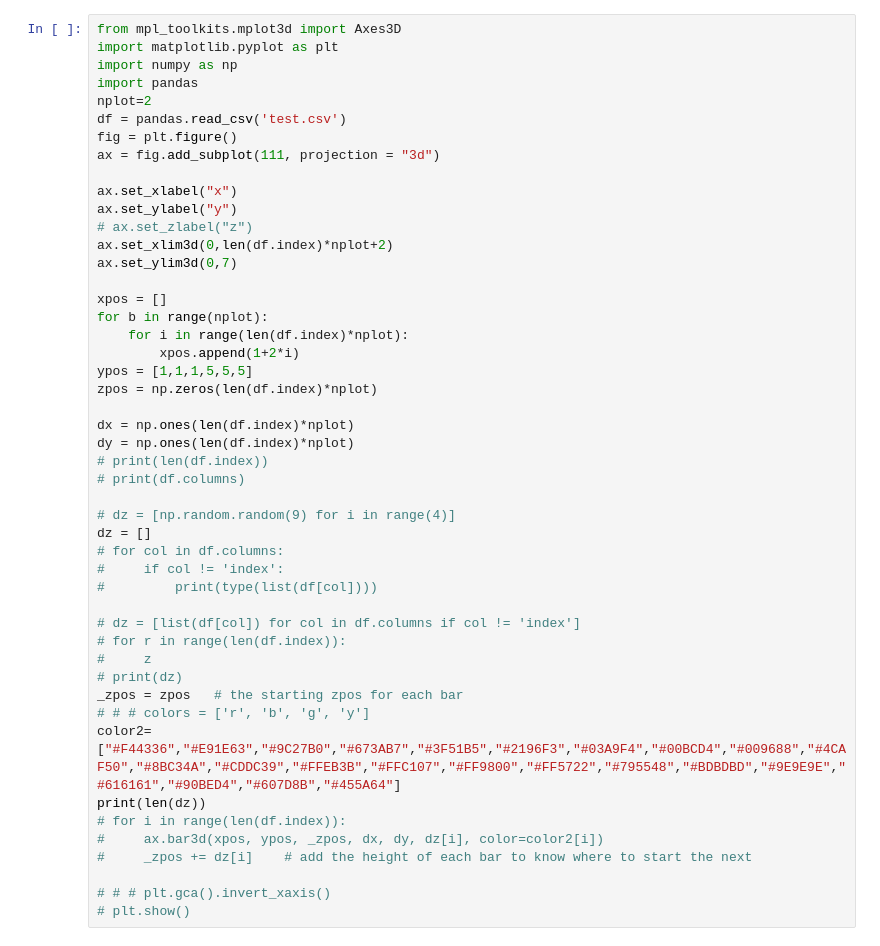
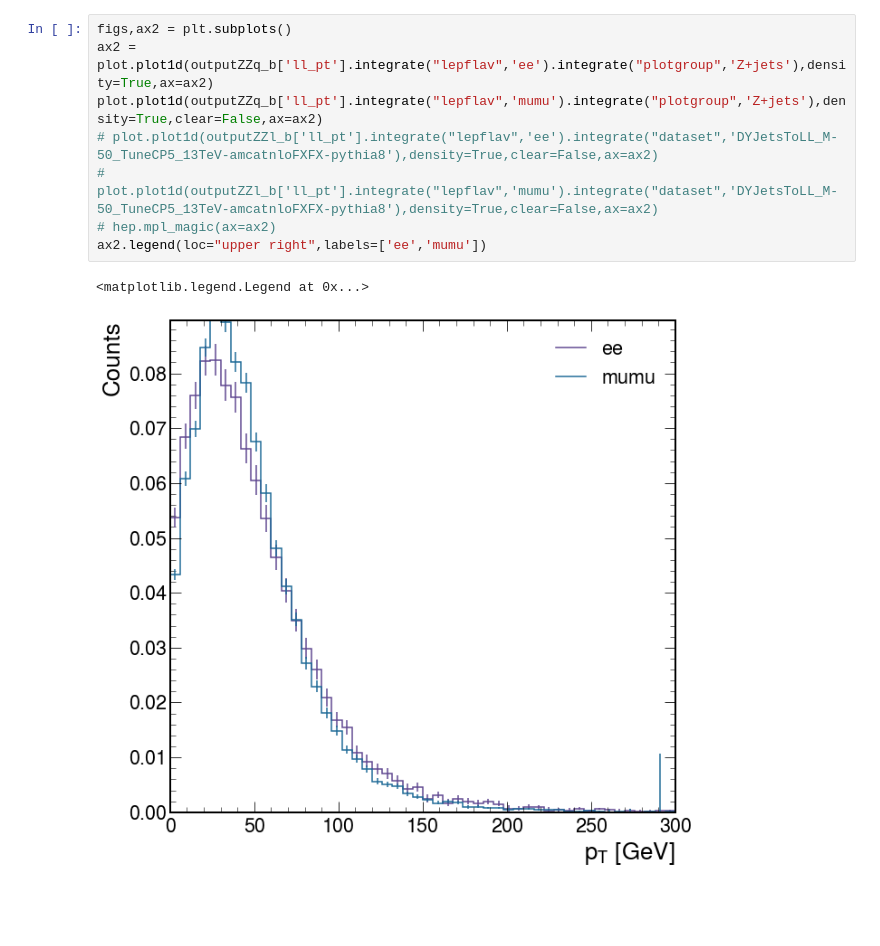
Before and after one commit to Ming-Yan/Hpluscharm, a Jupyter notebook: Hpluscharm_processor/plotting.ipynb, the cells around one changed output. Drawn from its saved outputs; the diff is of its cells as text; blank space fills up the shorter version.

```diff
--- a/Hpluscharm_processor/plotting.ipynb
+++ b/Hpluscharm_processor/plotting.ipynb
@@ -242,48 +252,11 @@ for var in ['lep1_eta']:#outputZZq_b.keys():
-# %%
-from mpl_toolkits.mplot3d import Axes3D
-import matplotlib.pyplot as plt
-import numpy as np
-import pandas
-nplot=2
-df = pandas.read_csv('test.csv')
-fig = plt.figure()
-ax = fig.add_subplot(111, projection = "3d")
-
-ax.set_xlabel("x")
-ax.set_ylabel("y")
-# ax.set_zlabel("z")
-ax.set_xlim3d(0,len(df.index)*nplot+2)
-ax.set_ylim3d(0,7)
-
-xpos = []
-for b in range(nplot):
-    for i in range(len(df.index)*nplot):
-        xpos.append(1+2*i)
-ypos = [1,1,1,5,5,5]
-zpos = np.zeros(len(df.index)*nplot)
-
-dx = np.ones(len(df.index)*nplot)
-dy = np.ones(len(df.index)*nplot)
-# print(len(df.index))
-# print(df.columns)
-
-# dz = [np.random.random(9) for i in range(4)]
-dz = []
-# for col in df.columns:
-#     if col != 'index':
-#         print(type(list(df[col])))
-
-# dz = [list(df[col]) for col in df.columns if col != 'index']
-# for r in range(len(df.index)):
-#     z
-# print(dz)
-_zpos = zpos   # the starting zpos for each bar
-# # # colors = ['r', 'b', 'g', 'y']
-color2=["#F44336","#E91E63","#9C27B0","#673AB7","#3F51B5","#2196F3","#03A9F4","#00BCD4","#009688","#4CAF50","#8BC34A","#CDDC39","#FFEB3B","#FFC107","#FF9800","#FF5722","#795548","#BDBDBD","#9E9E9E","#616161","#90BED4","#607D8B","#455A64"]
-print(len(dz))
-# for i in range(len(df.index)):
-#     ax.bar3d(xpos, ypos, _zpos, dx, dy, dz[i], color=color2[i])
-#     _zpos += dz[i]    # add the height of each bar to know where to start the next
-
-# # # plt.gca().invert_xaxis()
-# plt.show()
+# %%
+figs,ax2 = plt.subplots()
+ax2 = plot.plot1d(outputZZq_b['ll_pt'].integrate("lepflav",'ee').integrate("plotgroup",'Z+jets'),density=True,ax=ax2)
+plot.plot1d(outputZZq_b['ll_pt'].integrate("lepflav",'mumu').integrate("plotgroup",'Z+jets'),density=True,clear=False,ax=ax2)
+# plot.plot1d(outputZZl_b['ll_pt'].integrate("lepflav",'ee').integrate("dataset",'DYJetsToLL_M-50_TuneCP5_13TeV-amcatnloFXFX-pythia8'),density=True,clear=False,ax=ax2)
+# plot.plot1d(outputZZl_b['ll_pt'].integrate("lepflav",'mumu').integrate("dataset",'DYJetsToLL_M-50_TuneCP5_13TeV-amcatnloFXFX-pythia8'),density=True,clear=False,ax=ax2)
+# hep.mpl_magic(ax=ax2)
+ax2.legend(loc="upper right",labels=['ee','mumu'])
+# %% [output]
+<matplotlib.legend.Legend at 0x...>
+[figure, added]
```
Also changed, not shown: parts of 5 cells of this notebook, 5 other files.
